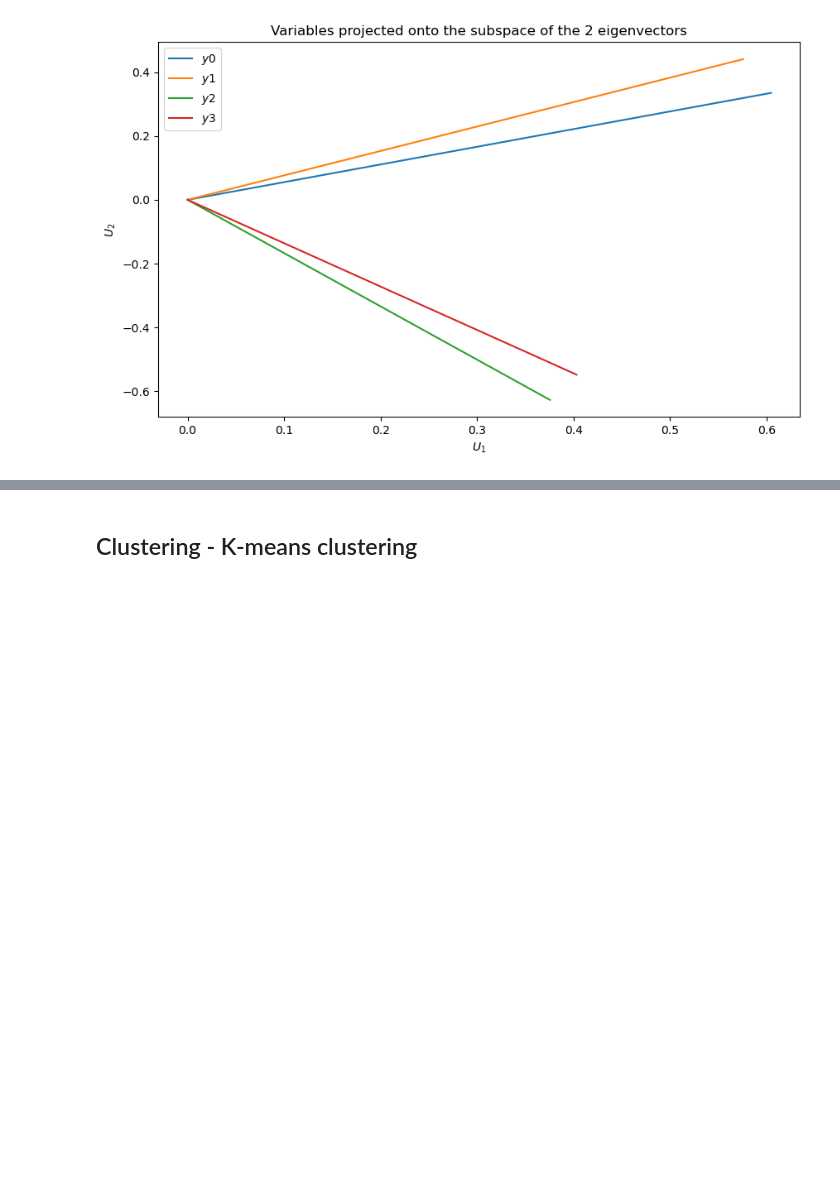
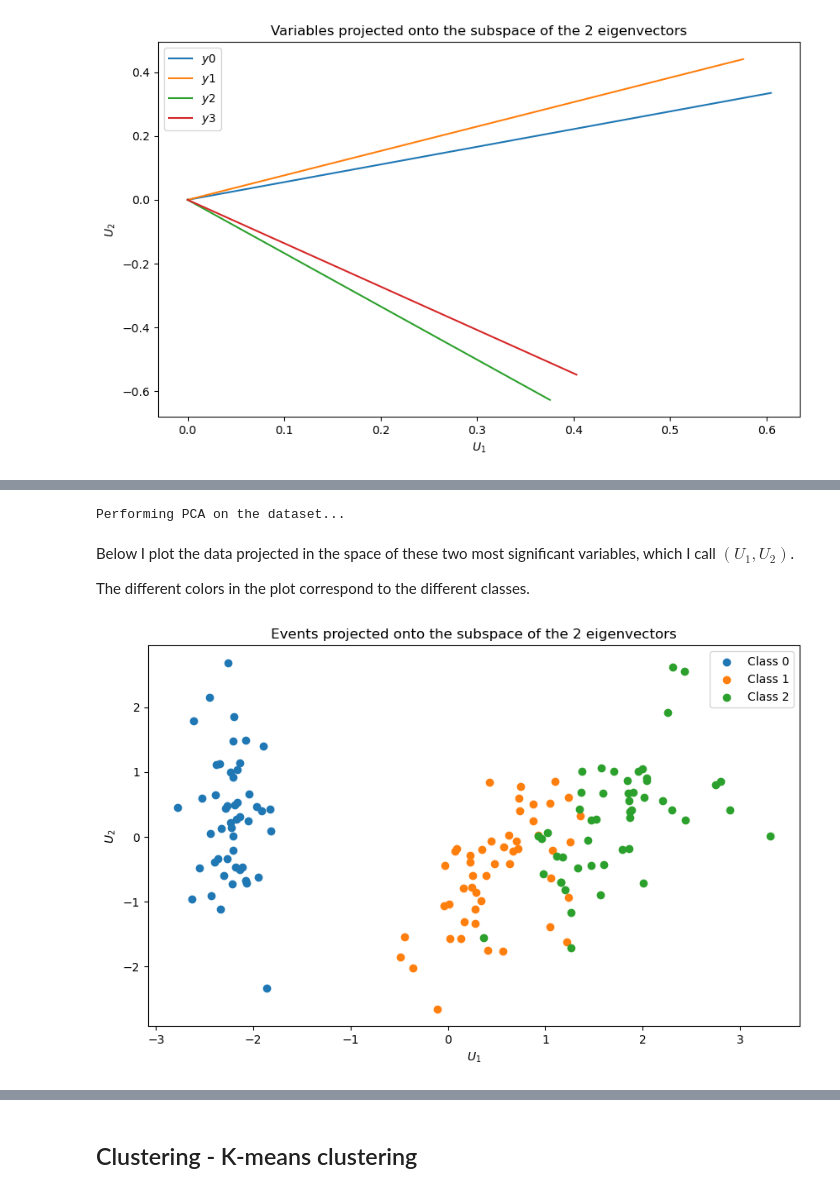
Before and after one commit to AlbertoRivadulla/Algorithms-for-DS-and-ML, a Jupyter notebook: tests.ipynb, the cells around one changed output, grey strips where cells are left out. Saved outputs shown, nothing was run; the diff lists cells and outputs as text; code cells hidden in the pictures; blank space fills up the shorter version.

```diff
--- a/tests.ipynb
+++ b/tests.ipynb
@@ -184,0 +187,13 @@ plt.show()
+# %%
+# Import the dataset as a pandas dataframe
+
+import pandas as pd
+from sklearn.datasets import load_iris
+from sklearn.preprocessing import StandardScaler
+
+# Load the iris dataset from sklearn
+iris = load_iris()
+# Convert this to a pandas dataframe
+df = pd.DataFrame(data=iris.data, columns=iris.feature_names)
+df['class'] = iris.target
+df
@@ -184,0 +214,29 @@ plt.show()
+# %%
+# Perform PCA on the data
+# Notice how I write the argument when calling the function, so it is passed as a numpy array
+reducedData, mostSignEigenvectors = PCA_in_Cpp( df.drop(labels='class', axis=1).values, 2)
+# %% [output]
+Performing PCA on the dataset...
+# %% [markdown]
+Below I plot the data projected in the space of these two most significant variables, which I call $(U_1, U_2)$.
+
+The different colors in the plot correspond to the different classes.
+# %%
+# Plot the results
+fig1 = plt.figure()
+ax1 = fig1.add_subplot(111)
+ax1.set_title('Events projected onto the subspace of the 2 eigenvectors')
+
+# Plot the points corresponding to each class with a different color
+for cl in range( max( df['class'].values ) - min( df['class'].values ) + 1 ):
+    mask = df['class'] == cl
+    ax1.scatter( reducedData[mask, 0], reducedData[mask, 1], label="Class {}".format(cl) )
+
+# ax1.scatter(reducedData[:, 0], reducedData[:, 1])
+ax1.set_xlabel(r'$U_1$')
+ax1.set_ylabel(r'$U_2$')
+ax1.legend(loc='best')
+
+plt.show()
+# %% [output]
+[figure, added]
```
Also changed, not shown: parts of 10 cells of this notebook, 11 other files.
